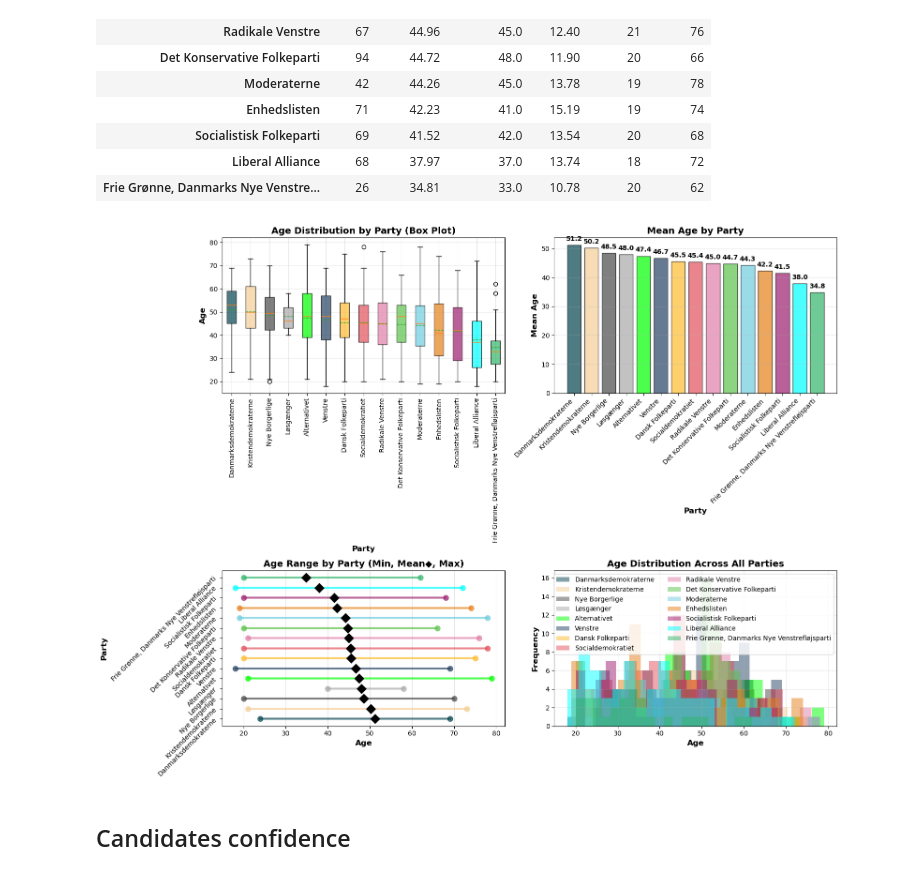
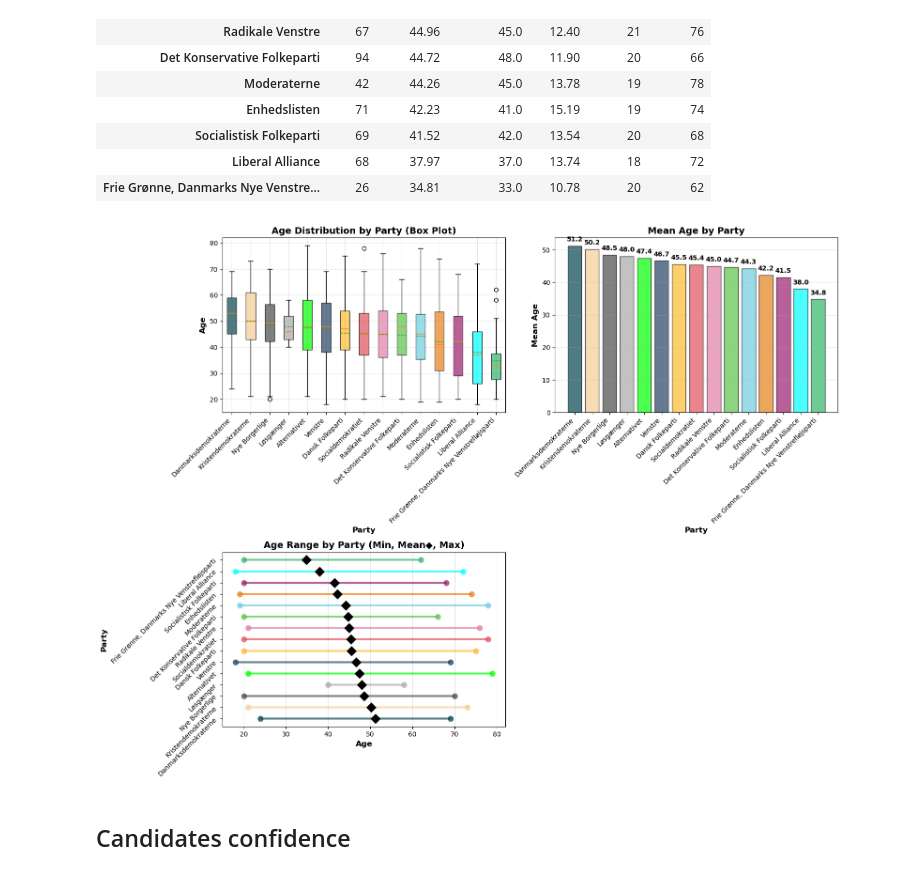
Before and after one commit to sergioqueber/assignment-3-mle-polski-team, a Jupyter notebook: 3. Candidate Test 2022 I.ipynb, the cells around one changed output. Cells and saved outputs as stored; diff of their text form; code cells hidden in the pictures.

Commit message:
deleted few empty graphs, changed text position, deleted few unreadable graphs

```diff
--- a/3. Candidate Test 2022 I.ipynb
+++ b/3. Candidate Test 2022 I.ipynb
@@ -301,7 +301,8 @@ for patch, color in zip(bp['boxes'], colors):
 
 ax1.set_xlabel('Party', fontsize=12, fontweight='bold')
 ax1.set_ylabel('Age', fontsize=12, fontweight='bold')
-ax1.tick_params(axis='x', rotation=90)  # Angle the x-axis labels
+ax1.set_xticks(range(1, len(party_order) + 1))
+ax1.set_xticklabels(party_order, rotation=45, ha='right', fontsize=10)
 ax1.set_title('Age Distribution by Party (Box Plot)', fontsize=14, fontweight='bold')
 ax1.grid(True, alpha=0.3)
 
@@ -316,45 +317,36 @@ ax2.set_title('Mean Age by Party', fontsize=14, fontweight='bold')
 ax2.grid(True, alpha=0.3, axis='y')
 
 for i, v in enumerate(age_by_party['Mean Age']):
     ax2.text(i, v + 1, f'{v:.1f}', ha='center', va='bottom', fontweight='bold')
 
 ax3 = axes[1, 0]
 y_pos = np.arange(len(party_order))
 
 # Plot the range (min to max) as lines
 for i, party in enumerate(party_order):
     min_age = age_by_party.loc[party, 'Min Age']
     max_age = age_by_party.loc[party, 'Max Age']
     mean_age = age_by_party.loc[party, 'Mean Age']
 
     ax3.plot([min_age, max_age], [i, i], 'o-',
              color=party_colors.get(party, '#808080'),
              linewidth=3, markersize=8, alpha=0.7, label=party)
     ax3.scatter(mean_age, i, color='black', s=100, marker='D', zorder=5)
 
 ax3.set_yticks(y_pos)
 ax3.set_yticklabels(party_order, fontsize=10, rotation=45)
 ax3.set_xlabel('Age', fontsize=12, fontweight='bold')
 ax3.set_ylabel('Party', fontsize=12, fontweight='bold')
 ax3.set_title('Age Range by Party (Min, Mean◆, Max)', fontsize=14, fontweight='bold')
 ax3.grid(True, alpha=0.3, axis='x')
 
-ax4 = axes[1, 1]
-for party in party_order:
-    party_ages = alldata_clean[alldata_clean['parti'] == party]['alder']
-    ax4.hist(party_ages, alpha=0.5, label=party,
-             color=party_colors.get(party, '#808080'), bins=20)
-
-ax4.set_xlabel('Age', fontsize=12, fontweight='bold')
-ax4.set_ylabel('Frequency', fontsize=12, fontweight='bold')
-ax4.set_title('Age Distribution Across All Parties', fontsize=14, fontweight='bold')
-ax4.legend(loc='upper right', ncol=2)
-ax4.grid(True, alpha=0.3)
+# Hide the 4th subplot (bottom right)
+axes[1, 1].set_visible(False)
 
 plt.tight_layout()
 plt.show()
 # %% [output]
-[figure, old version]
+[figure, new version]
 # %% [markdown]
 ## Candidates confidence
 # %%
```
Also changed, not shown: parts of 5 cells of this notebook.
